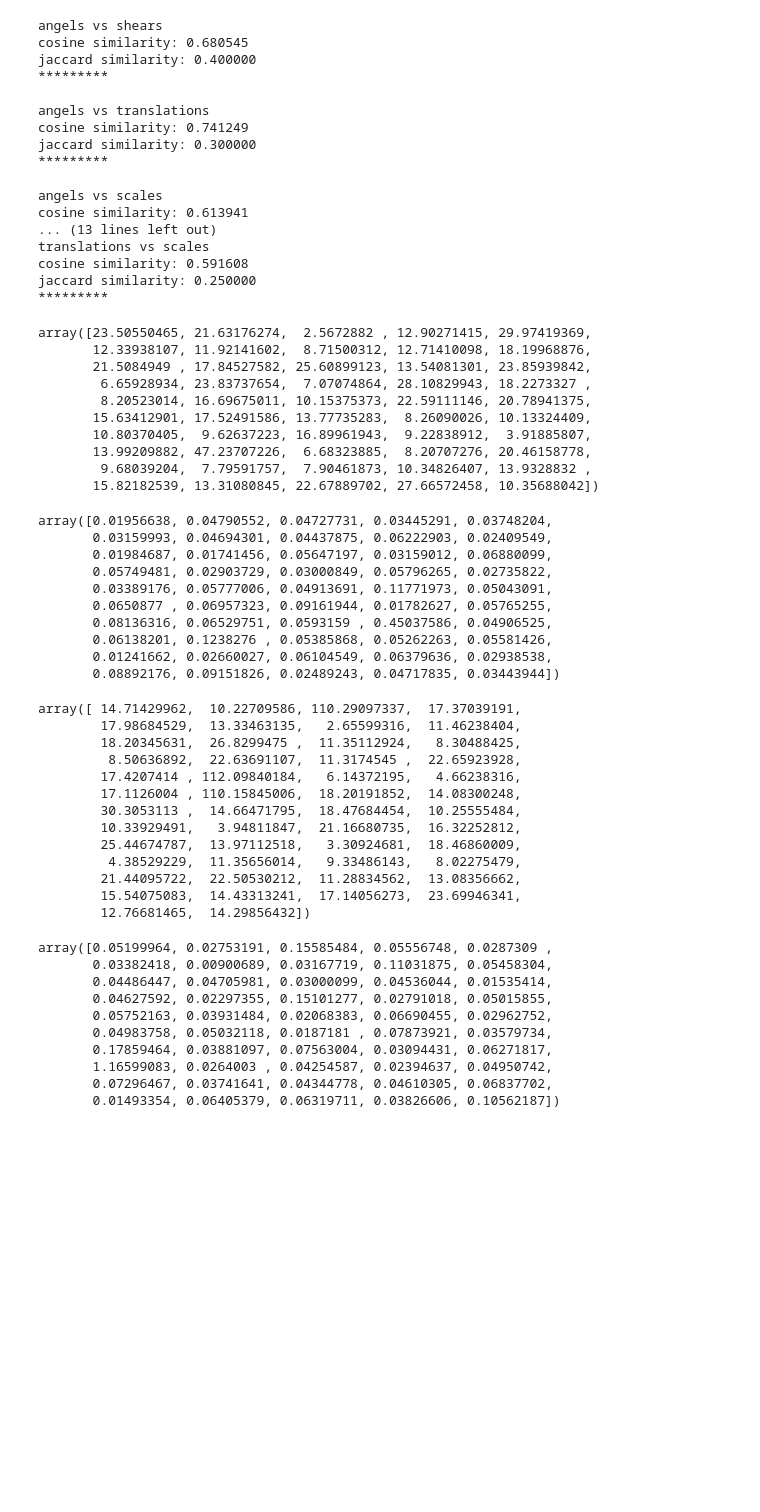
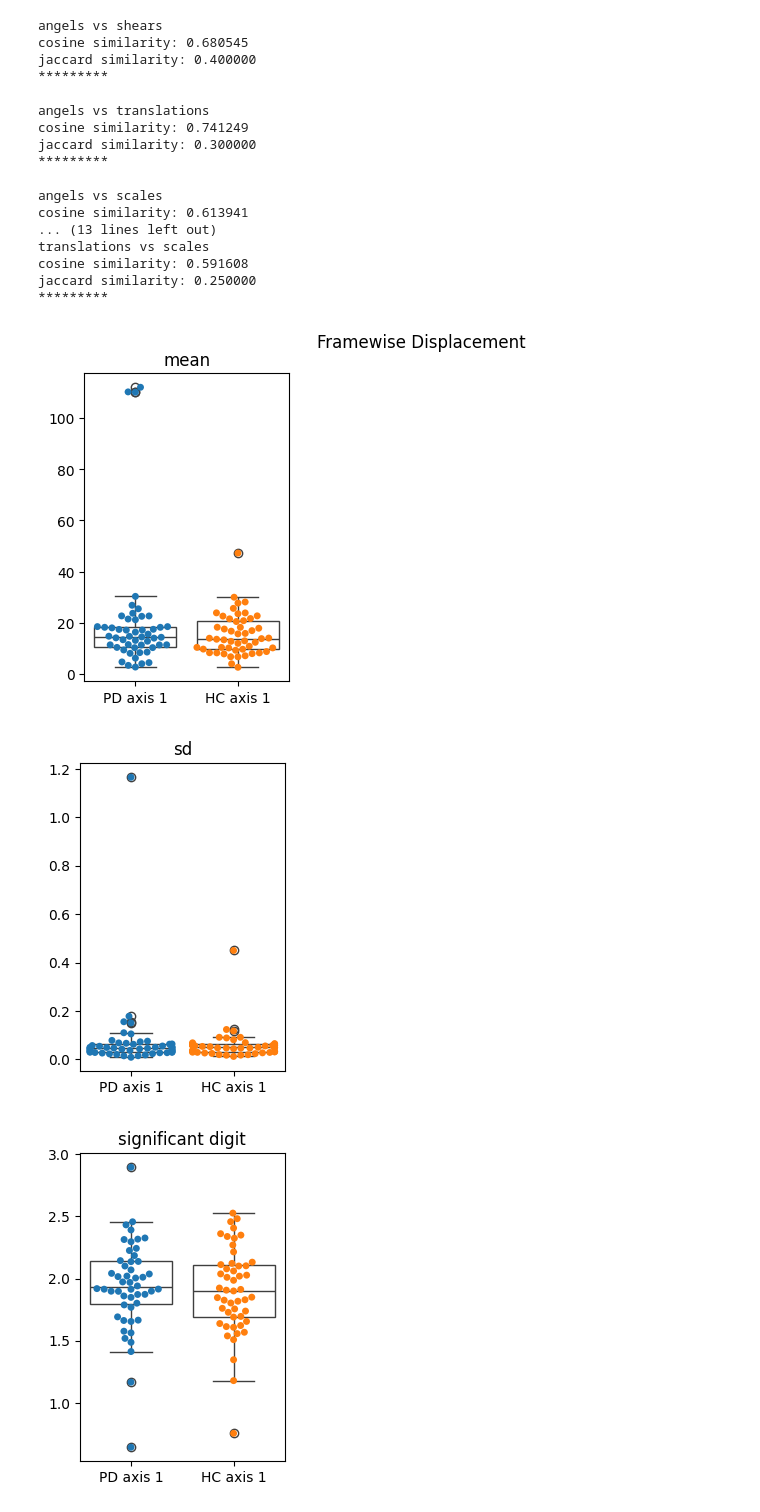
Before and after one commit to mirhnius/mca_linear_registration, a Jupyter notebook: analysis.ipynb, the cells around one changed output. Saved outputs shown, nothing was run; the diff lists cells and outputs as text; code cells hidden in the pictures; blank space fills up the shorter version.

Commit message:
adding ants-related plots and metrics

```diff
--- a/analysis.ipynb
+++ b/analysis.ipynb
@@ -510,58 +513,28 @@ for i in range(50):
     for j in range(10):
         result_PD[i,j] = framewise_displacement(translations_mca_PD[i,j], angles_mca_PD[i,j], translations_ieee_PD[i], angels_ieee_PD[i])
 # %%
-np.mean(result_HC, axis=1)
+fd_mean_HC = np.mean(result_HC, axis=1)
+fd_sd_HC = np.std(result_HC, axis=1)
-# %% [output]
-array([23.50550465, 21.63176274,  2.5672882 , 12.90271415, 29.97419369,
-       12.33938107, 11.92141602,  8.71500312, 12.71410098, 18.19968876,
-       21.5084949 , 17.84527582, 25.60899123, 13.54081301, 23.85939842,
-        6.65928934, 23.83737654,  7.07074864, 28.10829943, 18.2273327 ,
-        8.20523014, 16.69675011, 10.15375373, 22.59111146, 20.78941375,
-       15.63412901, 17.52491586, 13.77735283,  8.26090026, 10.13324409,
-       10.80370405,  9.62637223, 16.89961943,  9.22838912,  3.91885807,
-       13.99209882, 47.23707226,  6.68323885,  8.20707276, 20.46158778,
-        9.68039204,  7.79591757,  7.90461873, 10.34826407, 13.9328832 ,
-       15.82182539, 13.31080845, 22.67889702, 27.66572458, 10.35688042])
-# %%
-np.std(result_HC, axis=1)
-# %% [output]
-array([0.01956638, 0.04790552, 0.04727731, 0.03445291, 0.03748204,
-       0.03159993, 0.04694301, 0.04437875, 0.06222903, 0.02409549,
-       0.01984687, 0.01741456, 0.05647197, 0.03159012, 0.06880099,
-       0.05749481, 0.02903729, 0.03000849, 0.05796265, 0.02735822,
-       0.03389176, 0.05777006, 0.04913691, 0.11771973, 0.05043091,
-       0.0650877 , 0.06957323, 0.09161944, 0.01782627, 0.05765255,
-       0.08136316, 0.06529751, 0.0593159 , 0.45037586, 0.04906525,
-       0.06138201, 0.1238276 , 0.05385868, 0.05262263, 0.05581426,
-       0.01241662, 0.02660027, 0.06104549, 0.06379636, 0.02938538,
-       0.08892176, 0.09151826, 0.02489243, 0.04717835, 0.03443944])
 # %%
-np.mean(result_PD, axis=1)
+fd_mean_PD = np.mean(result_PD, axis=1)
+fd_sd_PD = np.std(result_PD, axis=1)
-# %% [output]
-array([ 14.71429962,  10.22709586, 110.29097337,  17.37039191,
-        17.98684529,  13.33463135,   2.65599316,  11.46238404,
-        18.20345631,  26.8299475 ,  11.35112924,   8.30488425,
-         8.50636892,  22.63691107,  11.3174545 ,  22.65923928,
-        17.4207414 , 112.09840184,   6.14372195,   4.66238316,
-        17.1126004 , 110.15845006,  18.20191852,  14.08300248,
-        30.3053113 ,  14.66471795,  18.47684454,  10.25555484,
-        10.33929491,   3.94811847,  21.16680735,  16.32252812,
-        25.44674787,  13.97112518,   3.30924681,  18.46860009,
-         4.38529229,  11.35656014,   9.33486143,   8.02275479,
-        21.44095722,  22.50530212,  11.28834562,  13.08356662,
-        15.54075083,  14.43313241,  17.14056273,  23.69946341,
-        12.76681465,  14.29856432])
-# %%
-np.std(result_PD, axis=1)
-# %% [output]
-array([0.05199964, 0.02753191, 0.15585484, 0.05556748, 0.0287309 ,
-       0.03382418, 0.00900689, 0.03167719, 0.11031875, 0.05458304,
-       0.04486447, 0.04705981, 0.03000099, 0.04536044, 0.01535414,
-       0.04627592, 0.02297355, 0.15101277, 0.02791018, 0.05015855,
-       0.05752163, 0.03931484, 0.02068383, 0.06690455, 0.02962752,
-       0.04983758, 0.05032118, 0.0187181 , 0.07873921, 0.03579734,
-       0.17859464, 0.03881097, 0.07563004, 0.03094431, 0.06271817,
-       1.16599083, 0.0264003 , 0.04254587, 0.02394637, 0.04950742,
-       0.07296467, 0.03741641, 0.04344778, 0.04610305, 0.06837702,
-       0.01493354, 0.06405379, 0.06319711, 0.03826606, 0.10562187])
+# %%
+fd_significant_digits_PD = np.array([sd.significant_digits(result_PD[i], reference=fd_mean_PD[i], basis=10) for i in range(50)])
+# %%
+fd_significant_digits_HC = np.array([sd.significant_digits(result_HC[i], reference=fd_mean_HC[i], basis=10) for i in range(50)])
+# %%
+fig = plt.figure(figsize=(9, 4))
+fig.suptitle('Framewise Displacement')
+plotter(fd_mean_PD.reshape(-1,1),fd_mean_HC.reshape(-1,1), 'mean')
+
+fig = plt.figure(figsize=(9, 4))
+plotter(fd_sd_PD.reshape(-1,1),fd_sd_HC.reshape(-1,1), 'sd')
+
+
+fig = plt.figure(figsize=(9, 4))
+plotter(fd_significant_digits_PD.reshape(-1,1),fd_significant_digits_HC.reshape(-1,1), 'significant digit')
+# %% [output]
+[figure, added]
+[figure, added]
+[figure, added]
 # %%
```
Also changed, not shown: parts of 44 cells of this notebook.
